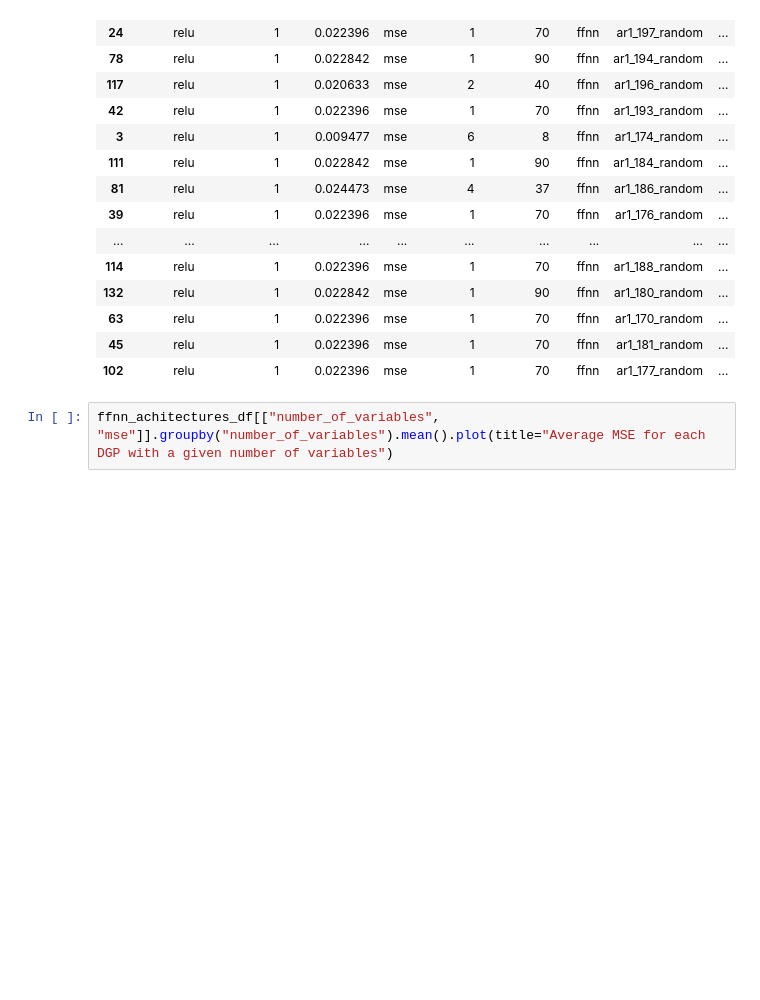
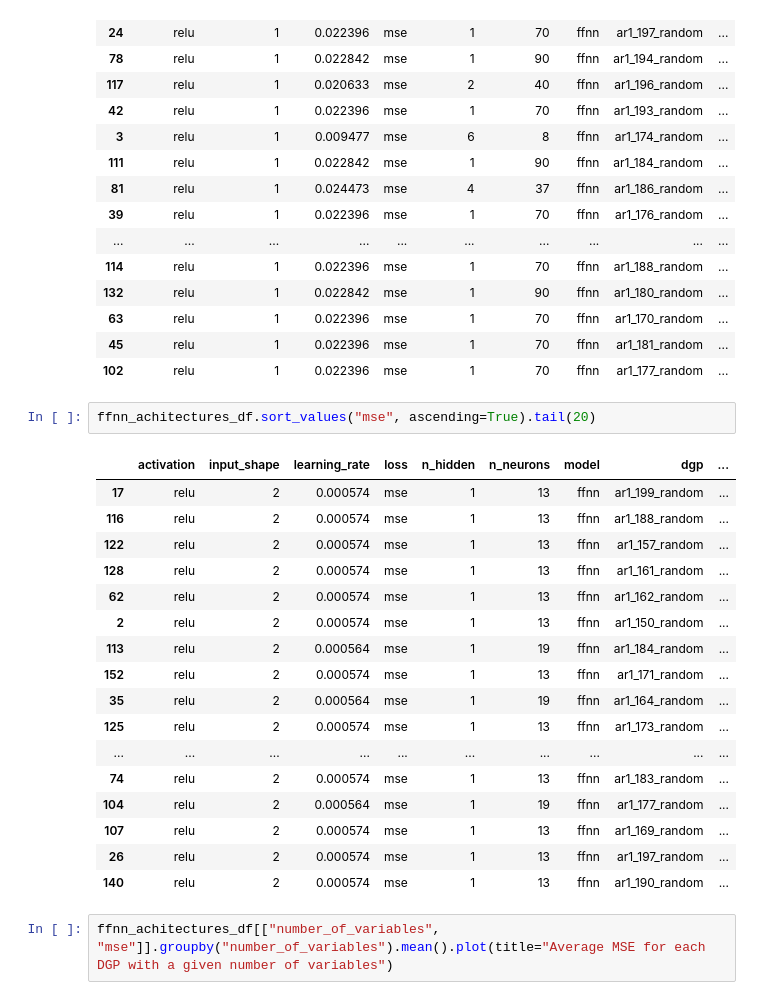
Before and after one commit to dcuoliveira/NN-VAR-Cov-Pred, a Jupyter notebook: src/results_report.ipynb, the cells around one changed output. Saved outputs shown, nothing was run; the diff lists cells and outputs as text; blank space fills up the shorter version.

Commit message:
add tail

```diff
--- a/src/results_report.ipynb
+++ b/src/results_report.ipynb
@@ -156,6 +155,26 @@ ffnn_achitectures_df.sort_values("mse", ascending=True).head(20)
 | 63 | relu | 1 | 0.022396 | mse | 1 | 70 | ffnn | ar1_170_random | ... |
 | 45 | relu | 1 | 0.022396 | mse | 1 | 70 | ffnn | ar1_181_random | ... |
 | 102 | relu | 1 | 0.022396 | mse | 1 | 70 | ffnn | ar1_177_random | ... |
+# %%
+ffnn_achitectures_df.sort_values("mse", ascending=True).tail(20)
+# %% [output]
+|  | activation | input_shape | learning_rate | loss | n_hidden | n_neurons | model | dgp | ... |
+| 17 | relu | 2 | 0.000574 | mse | 1 | 13 | ffnn | ar1_199_random | ... |
+| 116 | relu | 2 | 0.000574 | mse | 1 | 13 | ffnn | ar1_188_random | ... |
+| 122 | relu | 2 | 0.000574 | mse | 1 | 13 | ffnn | ar1_157_random | ... |
+| 128 | relu | 2 | 0.000574 | mse | 1 | 13 | ffnn | ar1_161_random | ... |
+| 62 | relu | 2 | 0.000574 | mse | 1 | 13 | ffnn | ar1_162_random | ... |
+| 2 | relu | 2 | 0.000574 | mse | 1 | 13 | ffnn | ar1_150_random | ... |
+| 113 | relu | 2 | 0.000564 | mse | 1 | 19 | ffnn | ar1_184_random | ... |
+| 152 | relu | 2 | 0.000574 | mse | 1 | 13 | ffnn | ar1_171_random | ... |
+| 35 | relu | 2 | 0.000564 | mse | 1 | 19 | ffnn | ar1_164_random | ... |
+| 125 | relu | 2 | 0.000574 | mse | 1 | 13 | ffnn | ar1_173_random | ... |
+| ... | ... | ... | ... | ... | ... | ... | ... | ... | ... |
+| 74 | relu | 2 | 0.000574 | mse | 1 | 13 | ffnn | ar1_183_random | ... |
+| 104 | relu | 2 | 0.000564 | mse | 1 | 19 | ffnn | ar1_177_random | ... |
+| 107 | relu | 2 | 0.000574 | mse | 1 | 13 | ffnn | ar1_169_random | ... |
+| 26 | relu | 2 | 0.000574 | mse | 1 | 13 | ffnn | ar1_197_random | ... |
+| 140 | relu | 2 | 0.000574 | mse | 1 | 13 | ffnn | ar1_190_random | ... |
 # %%
 ffnn_achitectures_df[["number_of_variables", "mse"]].groupby("number_of_variables").mean().plot(title="Average MSE for each DGP with a given number of variables")
 # %% [output]
```
Also changed, not shown: parts of 2 cells of this notebook.
